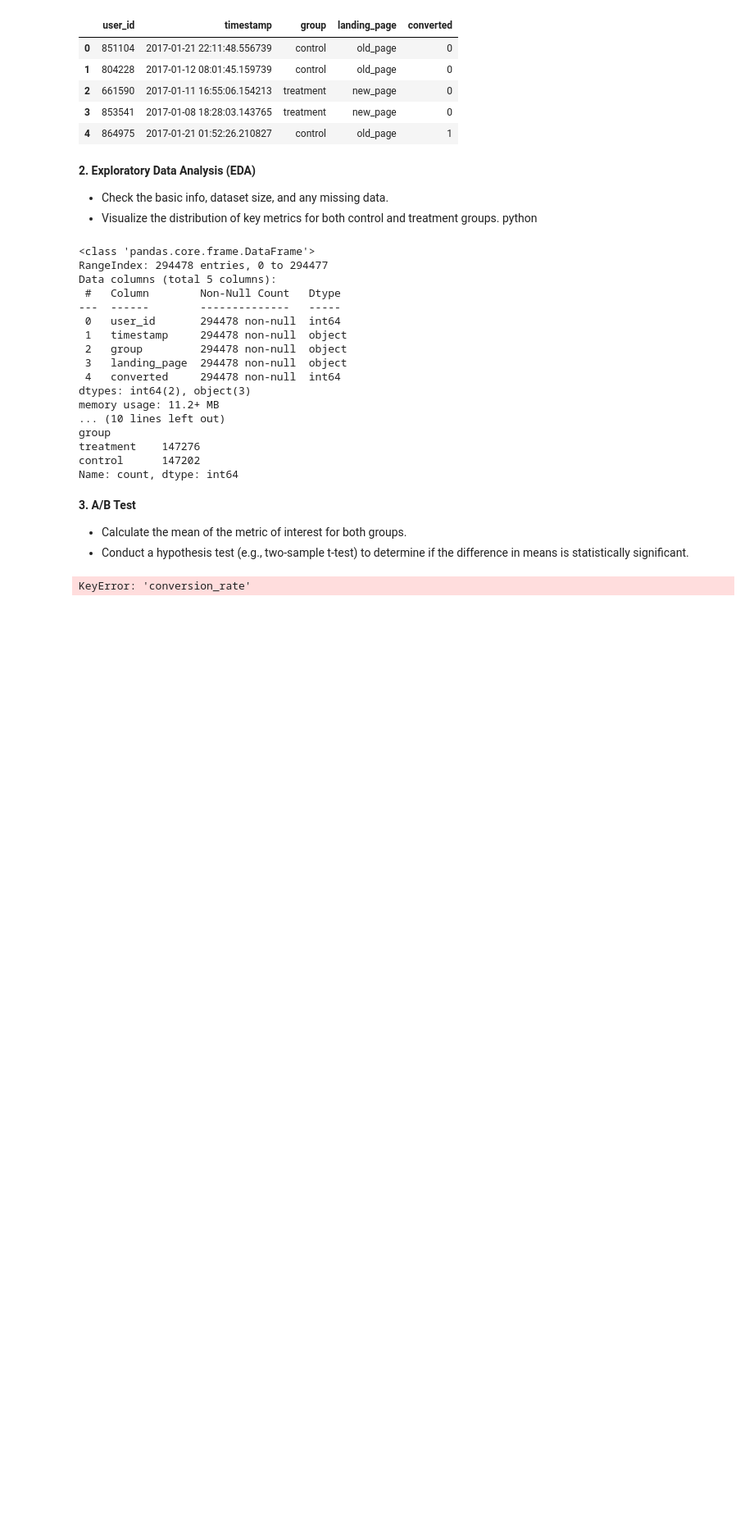
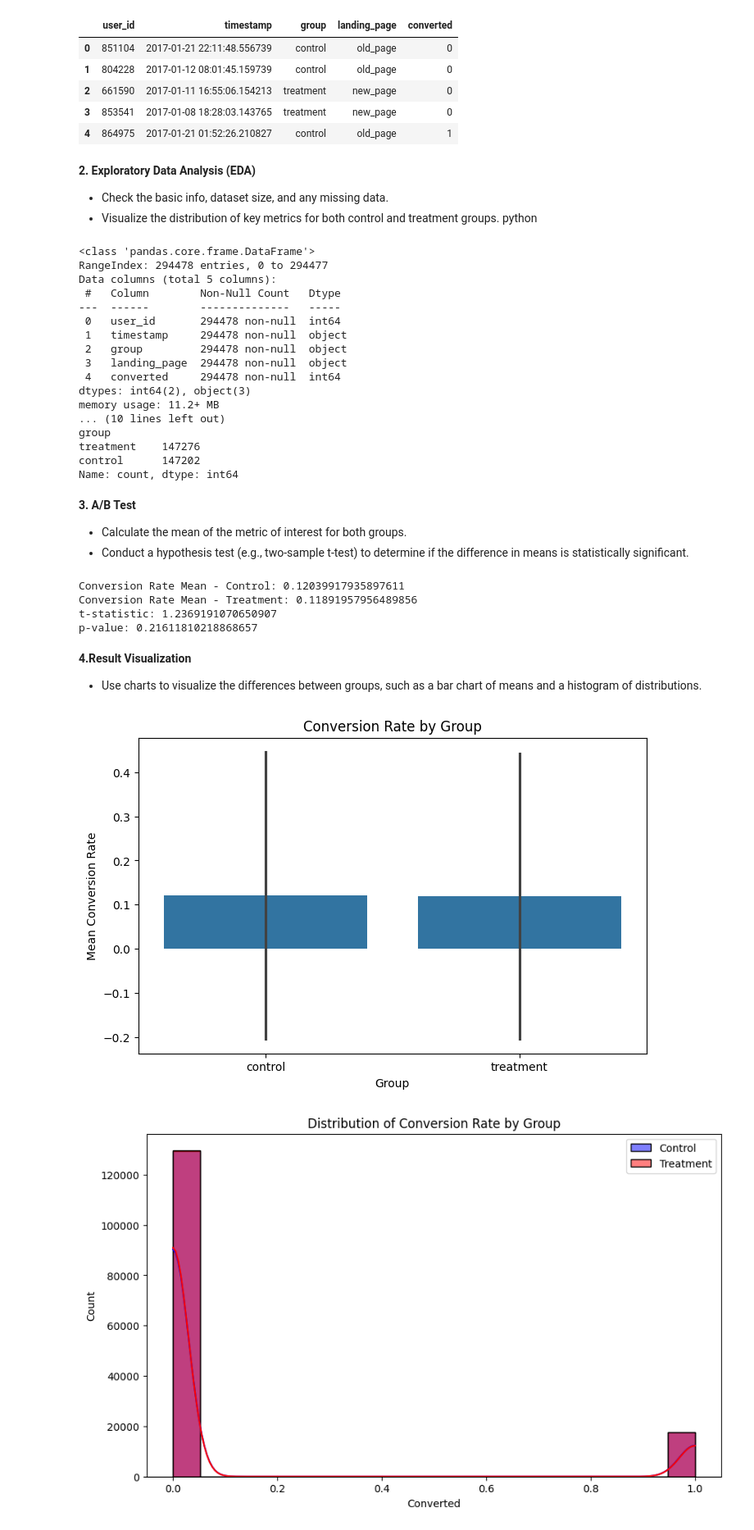
Before and after one commit to OscarTMa/AB-Testing, a Jupyter notebook: notebooks/ab_testing.ipynb, the cells around one changed output. Shown: that part at 82% size. Cells and saved outputs as stored; diff of their text form; code cells hidden in the pictures; blank space fills up the shorter version.

```diff
--- a/notebooks/ab_testing.ipynb
+++ b/notebooks/ab_testing.ipynb
@@ -89,23 +89,47 @@ Name: count, dtype: int64
 control = ab_data[ab_data['group'] == 'control']
 treatment = ab_data[ab_data['group'] == 'treatment']
 
-# Calculate the mean of the metric of interest (e.g., 'conversion_rate')
-control_mean = control['conversion_rate'].mean()
-treatment_mean = treatment['conversion_rate'].mean()
+# Calculate the mean conversion rate for each group
+control_mean = control['converted'].mean()
+treatment_mean = treatment['converted'].mean()
 
 print("Conversion Rate Mean - Control:", control_mean)
 print("Conversion Rate Mean - Treatment:", treatment_mean)
 
-# Two-sample t-test
-t_stat, p_val = stats.ttest_ind(control['conversion_rate'], treatment['conversion_rate'], equal_var=False)
+# Perform a two-sample t-test
+from scipy import stats
+t_stat, p_val = stats.ttest_ind(control['converted'], treatment['converted'], equal_var=False)
 print("t-statistic:", t_stat)
 print("p-value:", p_val)
-
-# Interpretation of results
-alpha = 0.05
-if p_val < alpha:
-    print("We reject the null hypothesis. There is a statistically significant difference.")
-else:
-    print("We fail to reject the null hypothesis. There is no significant difference between the groups.")
 # %% [output]
-KeyError: 'conversion_rate'
+Conversion Rate Mean - Control: 0.12039917935897611
+Conversion Rate Mean - Treatment: 0.11891957956489856
+t-statistic: 1.2369191070650907
+p-value: 0.21611810218868657
+# %% [markdown]
+**4.Result Visualization**
+
+*    Use charts to visualize the differences between groups, such as a bar chart of means and a histogram of distributions.
+# %%
+import matplotlib.pyplot as plt
+import seaborn as sns
+
+# Bar plot of the mean conversion rates by group with updated error bar syntax
+plt.figure(figsize=(8, 5))
+sns.barplot(data=ab_data, x='group', y='converted', errorbar='sd')
+plt.title("Conversion Rate by Group")
+plt.ylabel("Mean Conversion Rate")
+plt.xlabel("Group")
+plt.show()
+
+# Histogram of the conversion distribution by group
+plt.figure(figsize=(10, 6))
+sns.histplot(control['converted'], color="blue", label="Control", kde=True)
+sns.histplot(treatment['converted'], color="red", label="Treatment", kde=True)
+plt.legend()
+plt.title("Distribution of Conversion Rate by Group")
+plt.xlabel("Converted")
+plt.show()
+# %% [output]
+[figure, added]
+[figure, added]
```
Also changed, not shown: parts of 1 cell of this notebook.
